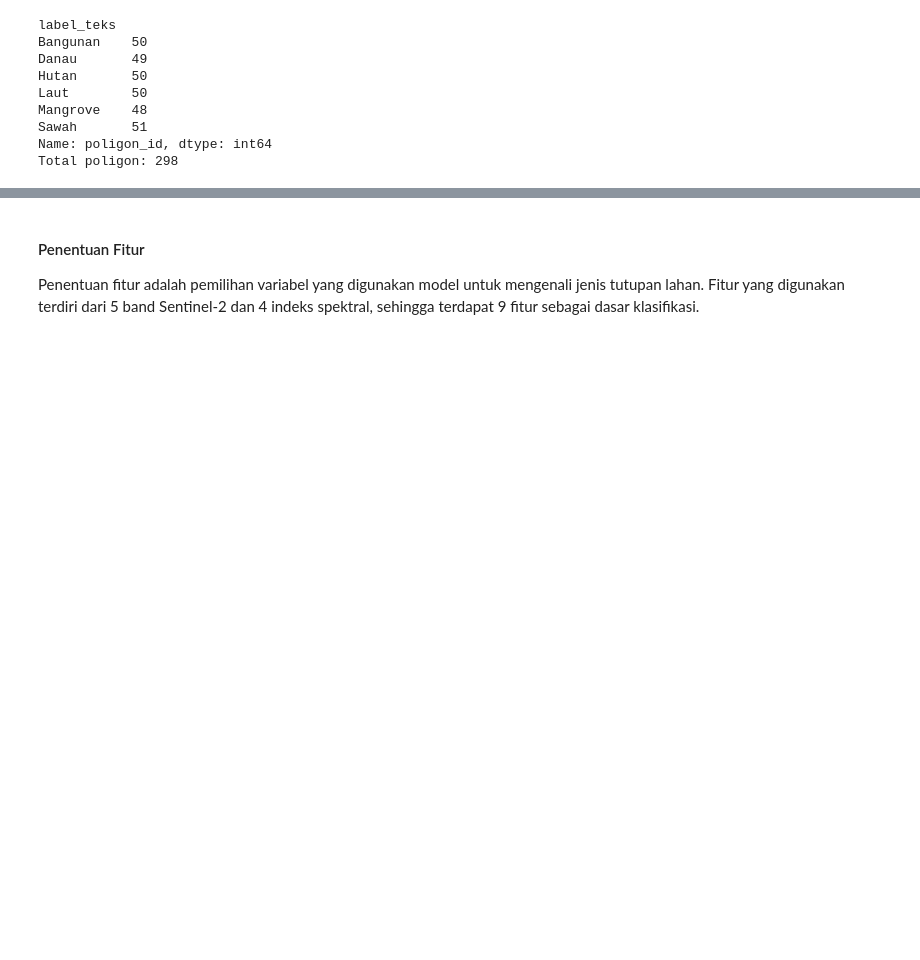
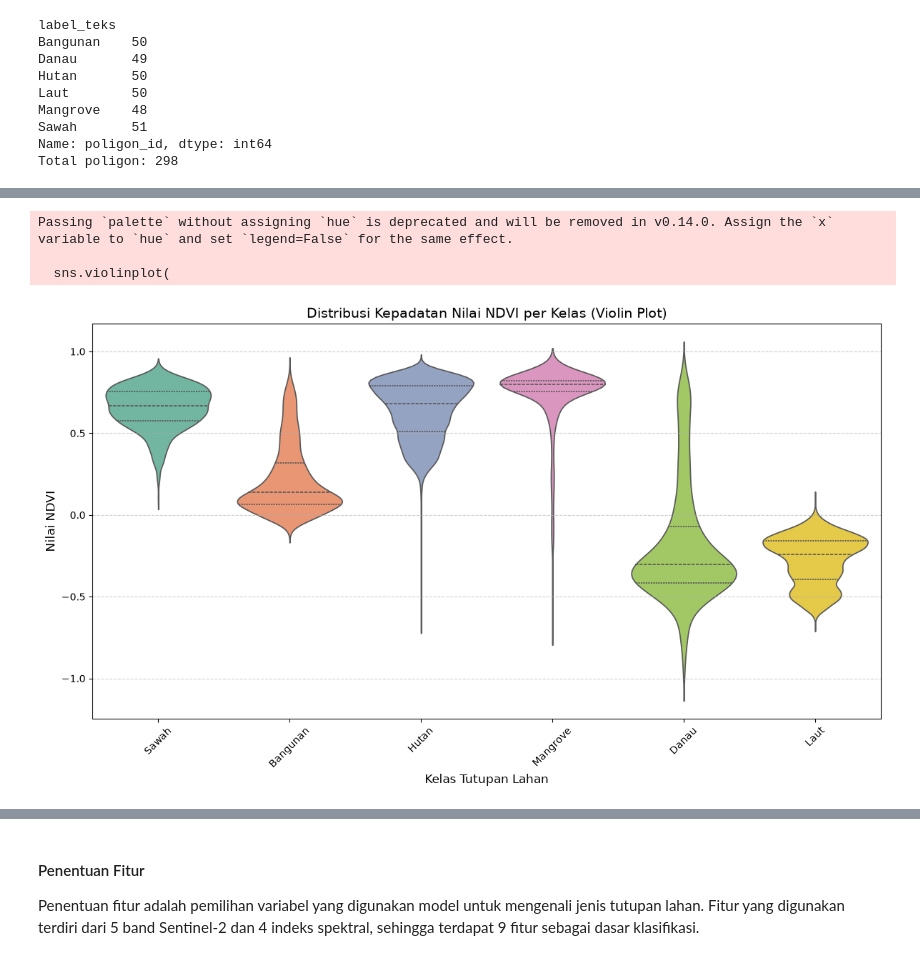
Before and after one commit to lailaahfr/PSD, a Jupyter notebook: _build/jupyter_execute/uts-klasifkikasi.ipynb, the cells around one changed output, grey strips where cells are left out. Cells and saved outputs as stored; diff of their text form; code cells hidden in the pictures; blank space fills up the shorter version.

```diff
--- a/_build/jupyter_execute/uts-klasifkikasi.ipynb
+++ b/_build/jupyter_execute/uts-klasifkikasi.ipynb
@@ -317,0 +440,28 @@ Total poligon: 298
+# %%
+import matplotlib.pyplot as plt
+import seaborn as sns
+
+plt.figure(figsize=(12, 7))
+
+# Membuat Violin Plot
+sns.violinplot(
+    x='label_teks',
+    y='NDVI',
+    data=df,
+    palette='Set2',
+    inner='quartile' # Menampilkan garis kuartil di dalam "biola"
+)
+
+plt.title('Distribusi Kepadatan Nilai NDVI per Kelas (Violin Plot)', fontsize=14)
+plt.xlabel('Kelas Tutupan Lahan', fontsize=12)
+plt.ylabel('Nilai NDVI', fontsize=12)
+plt.xticks(rotation=45)
+plt.grid(axis='y', linestyle='--', alpha=0.6)
+
+plt.tight_layout()
+plt.show()
+# %% [output]
+Passing `palette` without assigning `hue` is deprecated and will be removed in v0.14.0. Assign the `x` variable to `hue` and set `legend=False` for the same effect.
+
+  sns.violinplot(
+[figure, added]
```
Also changed, not shown: parts of 12 cells of this notebook, 17 other files.
